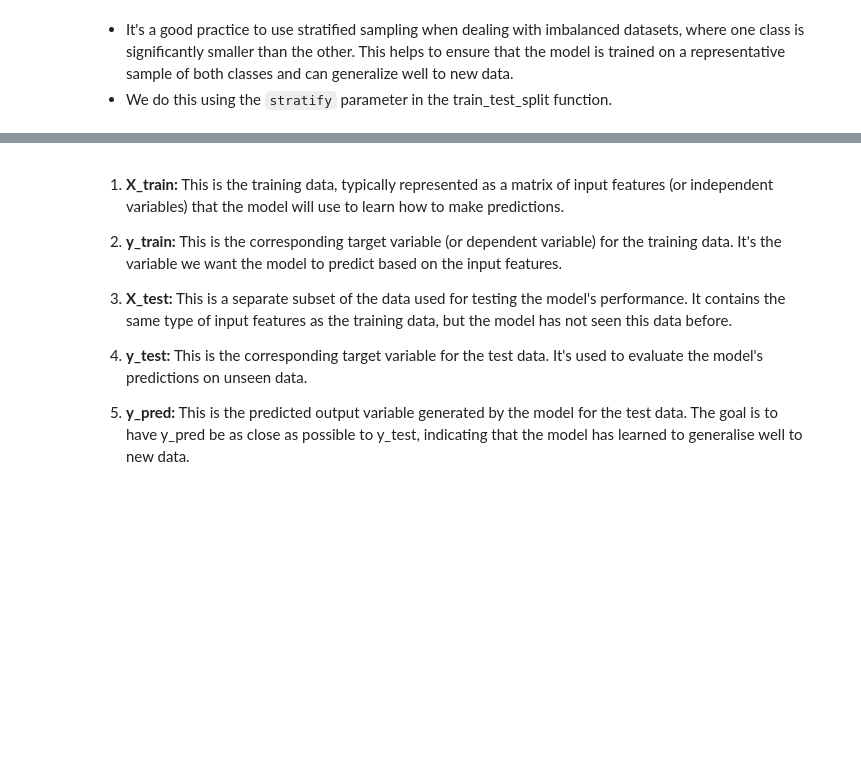
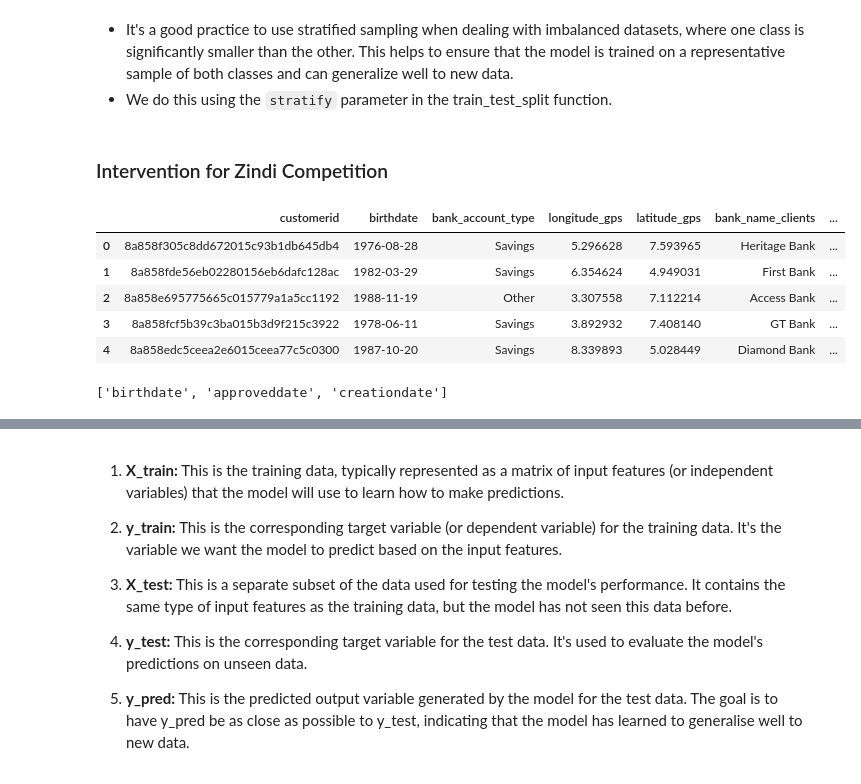
Before and after one commit to VICTORIA-OKESIPE/Data-Science-Competitions, a Jupyter notebook: Loan_Default_Prediction_Challenge/loan_default_prediction.ipynb, the cells around one changed output, grey strips where cells are left out. Cells and saved outputs as stored; diff of their text form; code cells hidden in the pictures; blank space fills up the shorter version.

```diff
--- a/Loan_Default_Prediction_Challenge/loan_default_prediction.ipynb
+++ b/Loan_Default_Prediction_Challenge/loan_default_prediction.ipynb
@@ -1109,3 +1107,20 @@ y = new_merged_data['good_bad_flag']
 # %% [markdown]
 - It's a good practice to use stratified sampling when dealing with imbalanced datasets, where one class is significantly smaller than the other. This helps to ensure that the model is trained on a representative sample of both classes and can generalize well to new data.
 - We do this using the `stratify` parameter in the train_test_split function.
+# %% [markdown]
+### Intervention for Zindi Competition
+# %%
+# merge data
+data = pd.merge(test_demo, test_perf, on='customerid')
+
+# copy merged data
+merged_data = data.copy()
+# %%
+merged_data.head()
+# %% [output]
+|  | customerid | birthdate | bank_account_type | longitude_gps | latitude_gps | bank_name_clients | ... |
+| 0 | 8a858f305c8dd672015c93b1db645db4 | 1976-08-28 | Savings | 5.296628 | 7.593965 | Heritage Bank | ... |
+| 1 | 8a858fde56eb02280156eb6dafc128ac | 1982-03-29 | Savings | 6.354624 | 4.949031 | First Bank | ... |
+| 2 | 8a858e695775665c015779a1a5cc1192 | 1988-11-19 | Other | 3.307558 | 7.112214 | Access Bank | ... |
+| 3 | 8a858fcf5b39c3ba015b3d9f215c3922 | 1978-06-11 | Savings | 3.892932 | 7.408140 | GT Bank | ... |
+| 4 | 8a858edc5ceea2e6015ceea77c5c0300 | 1987-10-20 | Savings | 8.339893 | 5.028449 | Diamond Bank | ... |
@@ -1111,0 +1132,6 @@ y = new_merged_data['good_bad_flag']
+# %%
+# change date column to its appriopriate datatype
+date_cols = [i for i in merged_data.columns if 'date' in i]
+date_cols
+# %% [output]
+['birthdate', 'approveddate', 'creationdate']
```
Also changed, not shown: parts of 8 cells of this notebook.
